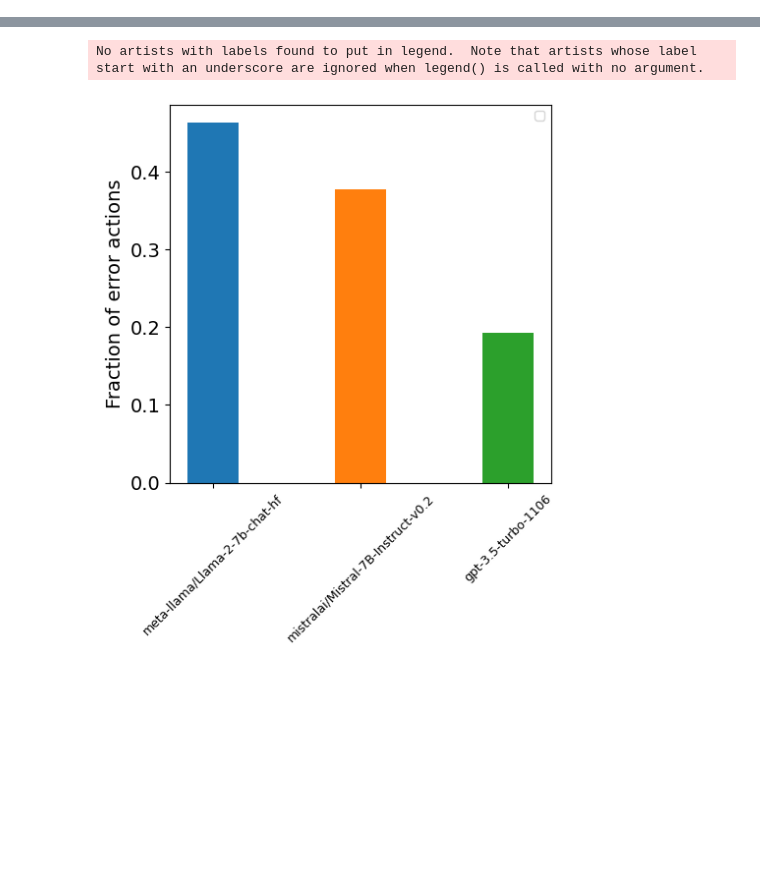
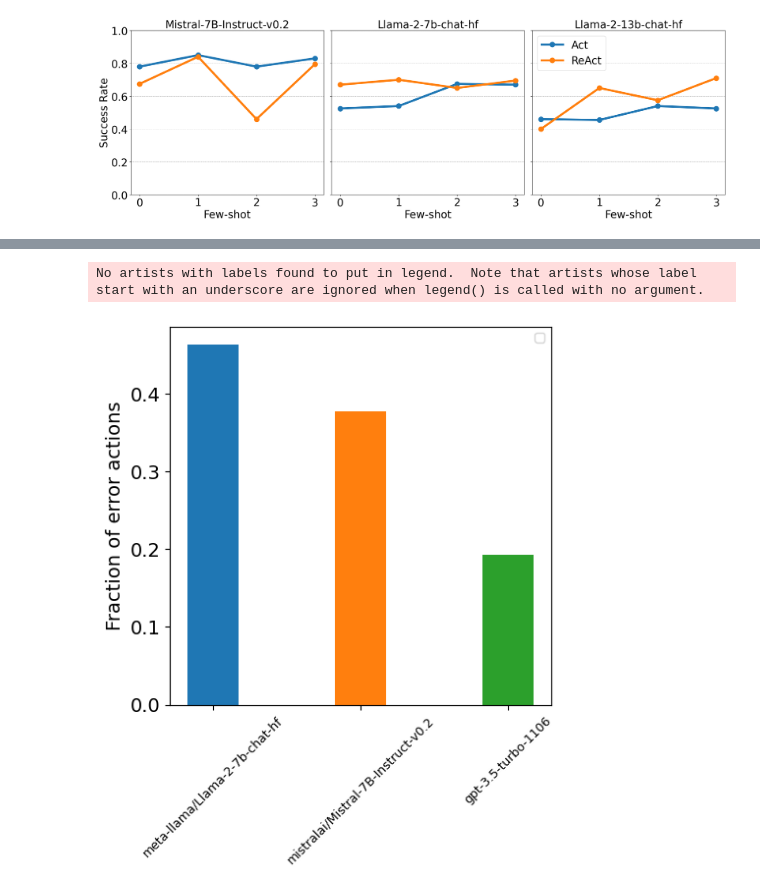
Before and after one commit to au-clan/WikiAgent, a Jupyter notebook: src/notebooks/data_analysis.ipynb, the cells around one changed output, grey strips where cells are left out. Drawn from its saved outputs; the diff is of its cells as text; code cells hidden in the pictures; blank space fills up the shorter version.

```diff
--- a/src/notebooks/data_analysis.ipynb
+++ b/src/notebooks/data_analysis.ipynb
@@ -40,0 +296,14 @@ LOGS_PATH = '../../logs/inference/'
+# %%
+# Specify the paths to the folders containing the runs
+folders = []
+folders += [folder for folder in glob(os.path.join(LOGS_PATH, "multiruns/hyper_1_1/2023-12-18_18-49-40/*/"))] #mistral const
+folders += [folder for folder in glob(os.path.join(LOGS_PATH, "multiruns/hyper_1_2/2023-12-18_19-03-33/*/"))] #llama 7b const
+folders += [folder for folder in glob(os.path.join(LOGS_PATH, "multiruns/hyper_2/2023-12-21_10-44-46/*/"))] #llama 13b const
+
+
+
+identifiers = ['model.model_name','agent.fewshot','agent.agent_name']
+
+all_runs_df = get_all_runs_df(folders, identifiers)
+
+print(all_runs_df.columns)
@@ -40,0 +328,47 @@ LOGS_PATH = '../../logs/inference/'
+# %%
+success_df = all_runs_df.query("is_finished==True").groupby(['model.model_name', 'agent.fewshot', 'agent.agent_name', 'prompting']).agg({'success':'mean'}).reset_index()
+
+# Visual settings
+fontsize=25
+markersize=12
+linewidth=5
+
+# reorder models
+models = ['mistralai/Mistral-7B-Instruct-v0.2', 'meta-llama/Llama-2-7b-chat-hf', 'meta-llama/Llama-2-13b-chat-hf']
+prompting_types = success_df['prompting'].unique()
+
+# Number of models determines the number of subplots
+n_models = len(models)
+fig, axes = plt.subplots(1, n_models, figsize=(7 * n_models, 7), sharey=True)  # Adjust the figsize as needed
+model_names = [model.split('/')[-1] for model in models]
+prompting_type_names = [word.split('_')[0] for word in prompting_types]
+
+# Ensure axes is an array, even if there's only one model
+if n_models == 1:
+    axes = [axes]
+
+# Iterate over models and create a subplot for each
+for i, model in enumerate(models):
+    ax = axes[i]  # Current subplot axis
+    model_data = success_df[success_df['model.model_name'] == model]
+    for j,prompting_type in enumerate(prompting_types):
+        model_data_prompting = model_data[model_data['prompting'] == prompting_type]
+        ax.plot(model_data_prompting['agent.fewshot'], model_data_prompting['success'], label=prompting_type_names[j], marker='o', markersize=markersize, linewidth=linewidth)
+
+    ax.set_xlabel('Few-shot', fontsize=fontsize)
+    if i == 0:
+        ax.set_ylabel('Success Rate', fontsize=fontsize)
+    ax.grid(axis='y', linestyle='--')
+    ax.set_ylim(0,1)
+    ax.set_xticks([0,1,2,3])
+    ax.tick_params(axis='both', which='major', labelsize=fontsize)
+    ax.set_title(model_names[i], fontsize=fontsize)
+ax.legend(title_fontsize=fontsize, loc='upper left', fontsize=fontsize)
+
+
+# Adjust layout to prevent overlap
+plt.tight_layout()
+plt.savefig('plots/hyper_fewshot_success.pdf', bbox_inches='tight')
+plt.show()
+# %% [output]
+[figure, added]
```
Also changed, not shown: parts of 43 cells of this notebook, 21 other files.
